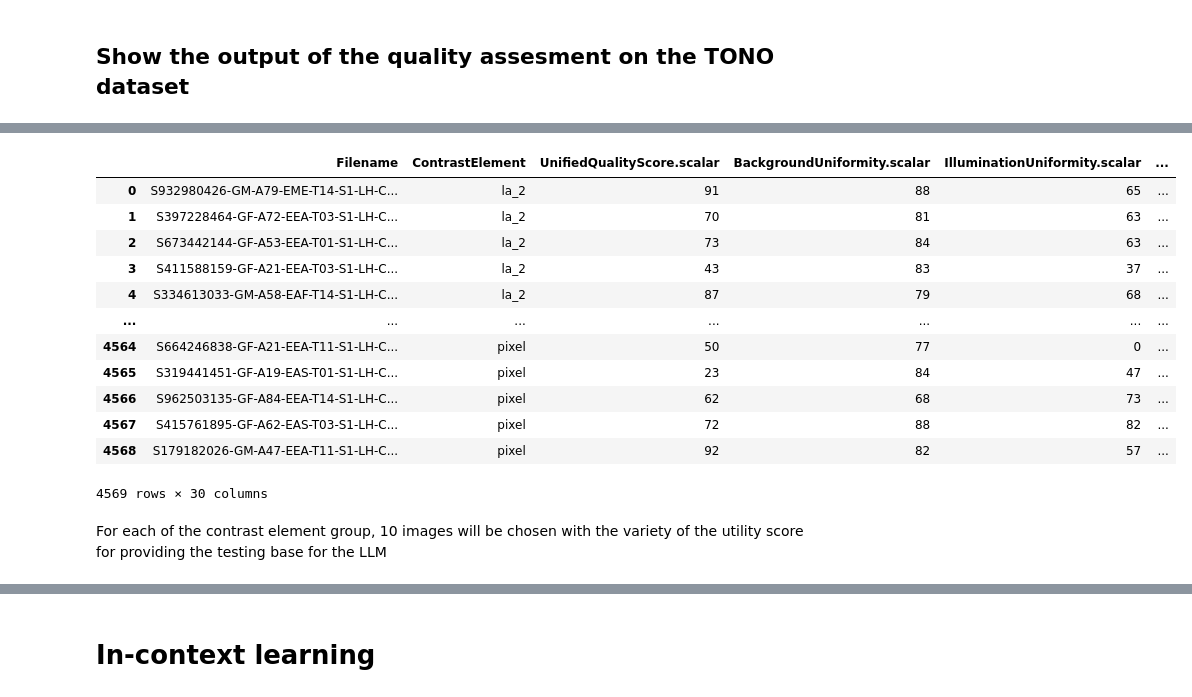
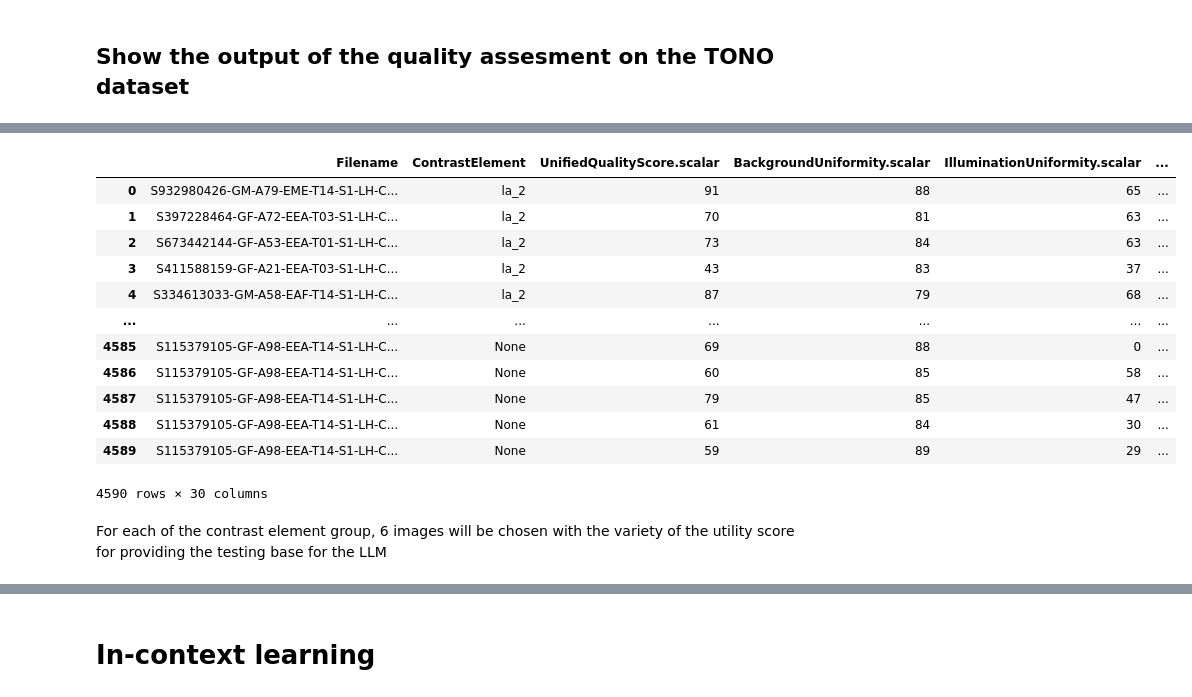
Before and after one commit to olablachowiak/biometrics-project, a Jupyter notebook: analysis.ipynb, the cells around one changed output, grey strips where cells are left out. Drawn from its saved outputs; the diff is of its cells as text; code cells hidden in the pictures.

```diff
--- a/analysis.ipynb
+++ b/analysis.ipynb
@@ -10,7 +10,5 @@ df = pd.read_csv('./tono_assessment.csv', delimiter=';')
 df['Filename'] = df['Filename'].str.replace(r'../../src/data/TONO/release/', '', regex=True)
 df['ContrastElement'] = df['Filename'].str.split('/').str[0]
 df['Filename'] = df['Filename'].str.replace(r'^[^/]+/', '', regex=True)
-# Move the ContrastElement as a second column
-df = df[['Filename', 'ContrastElement'] + [col for col in df.columns if col not in ['Filename', 'ContrastElement']]]
 df
 # %% [output]
@@ -31,0 +28,8 @@ df
+# %%
+# Show the output of the ONOT assessment
+df_onot = pd.read_csv('./onot_assessment.csv', delimiter=';')
+# Remove the ../../src/data/TONO/release/ prefix from the Filename column rows
+df_onot['Filename'] = df_onot['Filename'].str.replace(r'../../src/data/ONOT/S115379105/', '', regex=True)
+df_onot['ContrastElement'] = None
+
+df_onot
@@ -31,0 +55,6 @@ df
+# %%
+# Merge the two dataframes
+df_combined = pd.concat([df, df_onot], ignore_index=True)
+# Move the ContrastElement as a second column
+df_combined = df_combined[['Filename', 'ContrastElement'] + [col for col in df_combined.columns if col not in ['Filename', 'ContrastElement']]]
+df_combined
@@ -32,21 +75,21 @@ df
 # %%
 # Keep only the columns that output the scalar values, file names, and contrast elements
-cols_to_keep = ['Filename', 'ContrastElement'] + [col for col in df.columns if col.endswith('scalar')]
-df = df[cols_to_keep]
-df
+cols_to_keep = ['Filename', 'ContrastElement'] + [col for col in df_combined.columns if col.endswith('scalar')]
+df_combined = df_combined[cols_to_keep]
+df_combined
 # %% [output]
 |  | Filename | ContrastElement | UnifiedQualityScore.scalar | BackgroundUniformity.scalar | IlluminationUniformity.scalar | ... |
 | 0 | S932980426-GM-A79-EME-T14-S1-LH-C... | la_2 | 91 | 88 | 65 | ... |
 | 1 | S397228464-GF-A72-EEA-T03-S1-LH-C... | la_2 | 70 | 81 | 63 | ... |
 | 2 | S673442144-GF-A53-EEA-T01-S1-LH-C... | la_2 | 73 | 84 | 63 | ... |
 | 3 | S411588159-GF-A21-EEA-T03-S1-LH-C... | la_2 | 43 | 83 | 37 | ... |
 | 4 | S334613033-GM-A58-EAF-T14-S1-LH-C... | la_2 | 87 | 79 | 68 | ... |
 | ... | ... | ... | ... | ... | ... | ... |
-| 4564 | S664246838-GF-A21-EEA-T11-S1-LH-C... | pixel | 50 | 77 | 0 | ... |
-| 4565 | S319441451-GF-A19-EAS-T01-S1-LH-C... | pixel | 23 | 84 | 47 | ... |
-| 4566 | S962503135-GF-A84-EEA-T14-S1-LH-C... | pixel | 62 | 68 | 73 | ... |
-| 4567 | S415761895-GF-A62-EAS-T03-S1-LH-C... | pixel | 72 | 88 | 82 | ... |
-| 4568 | S179182026-GM-A47-EEA-T11-S1-LH-C... | pixel | 92 | 82 | 57 | ... |
+| 4585 | S115379105-GF-A98-EEA-T14-S1-LH-C... | None | 69 | 88 | 0 | ... |
+| 4586 | S115379105-GF-A98-EEA-T14-S1-LH-C... | None | 60 | 85 | 58 | ... |
+| 4587 | S115379105-GF-A98-EEA-T14-S1-LH-C... | None | 79 | 85 | 47 | ... |
+| 4588 | S115379105-GF-A98-EEA-T14-S1-LH-C... | None | 61 | 84 | 30 | ... |
+| 4589 | S115379105-GF-A98-EEA-T14-S1-LH-C... | None | 59 | 89 | 29 | ... |
-4569 rows × 30 columns
+4590 rows × 30 columns
 # %% [markdown]
-For each of the contrast element group, 10 images will be chosen with the variety of the utility score for providing the testing base for the LLM
+For each of the contrast element group, 6 images will be chosen with the variety of the utility score for providing the testing base for the LLM
```
Also changed, not shown: parts of 8 cells of this notebook, 25 other files.
